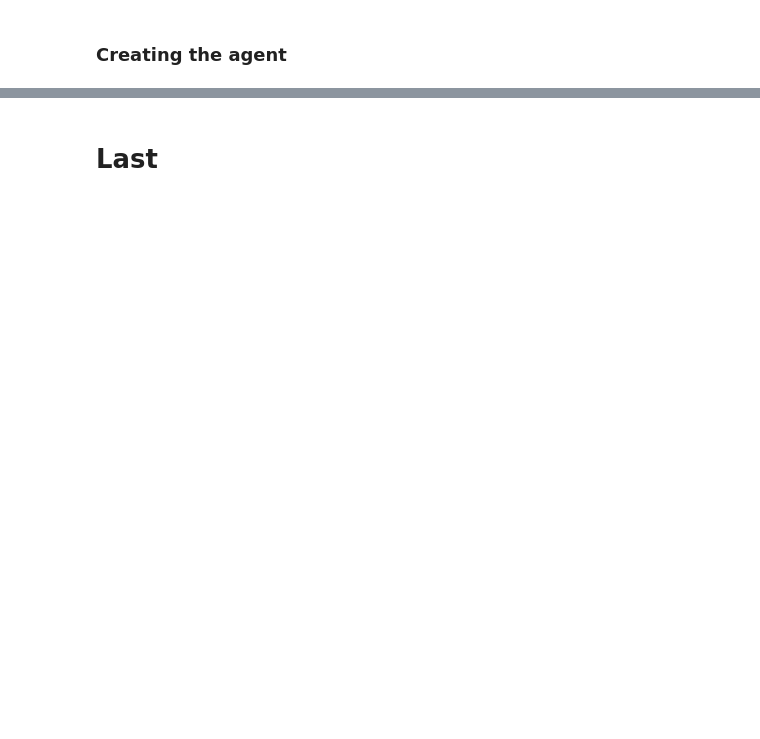
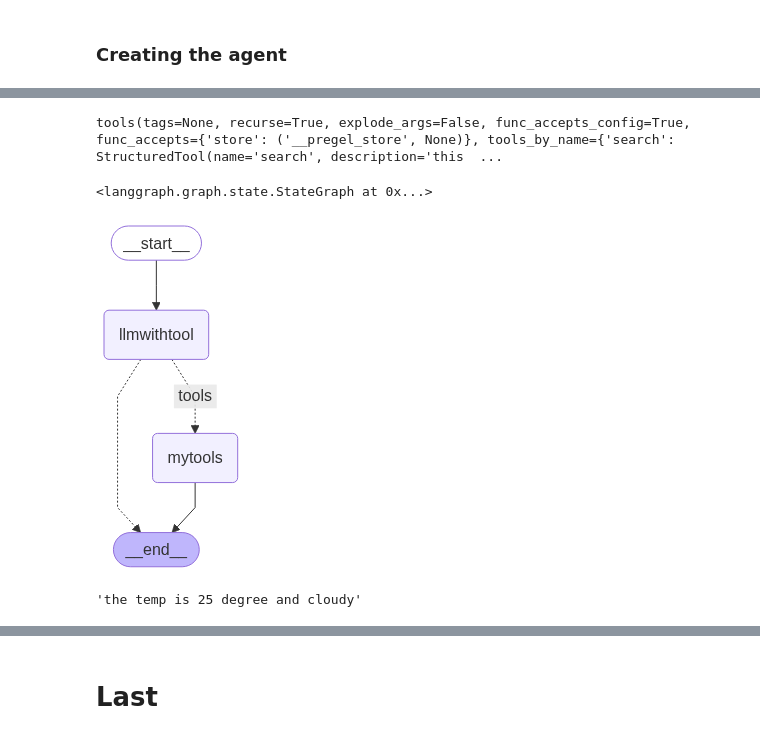
Before and after one commit to Sainadh-Bahadursha/KrishNaik_Agentic_AI_Practice, a Jupyter notebook: 3_Langgraph.ipynb, the cells around one changed output, grey strips where cells are left out. Saved outputs shown, nothing was run; the diff lists cells and outputs as text; code cells hidden in the pictures; blank space fills up the shorter version.

```diff
--- a/3_Langgraph.ipynb
+++ b/3_Langgraph.ipynb
@@ -994,0 +1593,29 @@ app.invoke(state)
+# %%
+
+tool_node=ToolNode(tools)
+# %%
+tool_node
+# %% [output]
+tools(tags=None, recurse=True, explode_args=False, func_accepts_config=True, func_accepts={'store': ('__pregel_store', None)}, tools_by_name={'search': StructuredTool(name='search', description='this  ...
+# %%
+workflow2=StateGraph(MessagesState)
+# %%
+workflow2.add_node("llmwithtool",call_model)
+
+workflow2.add_node("mytools",tool_node)
+
+workflow2.add_edge(START,"llmwithtool")
+
+workflow2.add_conditional_edges("llmwithtool",
+                                router_function,
+                                {"tools":"mytools",
+                                 END:END})
+# %% [output]
+<langgraph.graph.state.StateGraph at 0x...>
+# %%
+app2=workflow2.compile()
+# %%
+from IPython.display import Image, display
+display(Image(app2.get_graph().draw_mermaid_png()))
+# %% [output]
+[figure, added]
@@ -994,0 +1624,4 @@ app.invoke(state)
+# %%
+response["messages"][-1].content
+# %% [output]
+'the temp is 25 degree and cloudy'
```
Also changed, not shown: parts of 121 cells of this notebook, 2 other files.
